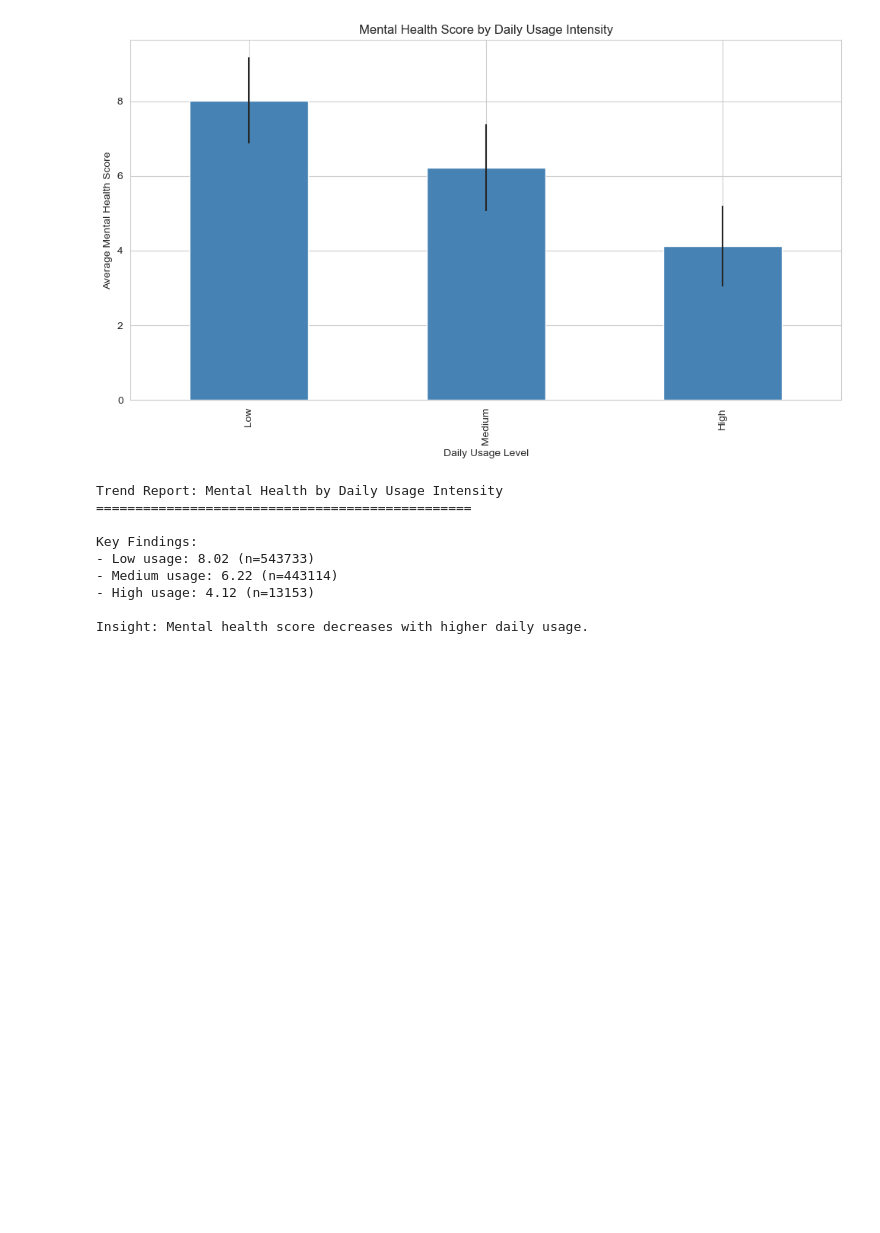
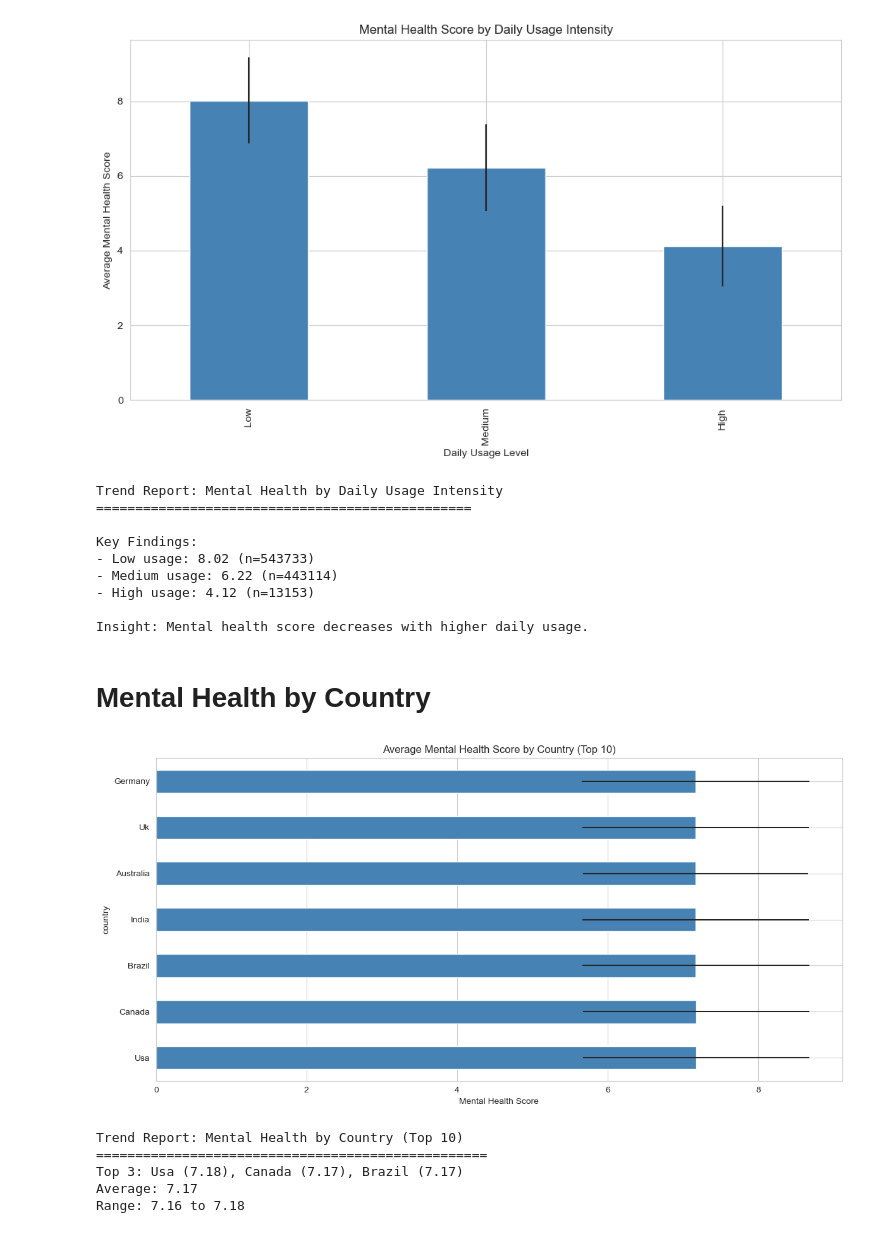
Before and after one commit to Adris3/mental_health_analysis, a Jupyter notebook: notebooks/trends.ipynb, the cells around one changed output. Cells and saved outputs as stored; diff of their text form; code cells hidden in the pictures; blank space fills up the shorter version.

Commit message:
Conducted analysis and report for mental health by country

```diff
--- a/notebooks/trends.ipynb
+++ b/notebooks/trends.ipynb
@@ -81,3 +81,40 @@ Key Findings:
 - High usage: 4.12 (n=13153)
 
 Insight: Mental health score decreases with higher daily usage.
+# %% [markdown]
+# Mental Health by Country
+# %%
+# Analyze
+country_trend = (
+    social_media_data.groupby('country')['mental_health_score']
+    .agg(['mean', 'std', 'count'])
+    .sort_values('mean', ascending=False)
+    .head(10)
+)
+
+# Plot
+fig, ax = plt.subplots(figsize=(12, 6))
+country_trend['mean'].plot(kind='barh', ax=ax, color='steelblue', xerr=country_trend['std'])
+ax.set_title("Average Mental Health Score by Country (Top 10)")
+ax.set_xlabel("Mental Health Score")
+plt.tight_layout()
+plt.savefig("../outputs/figures/mental_health_by_country.png", dpi=300, bbox_inches='tight')
+plt.show()
+
+# Report
+report = f"""Trend Report: Mental Health by Country (Top 10)
+==================================================
+Top 3: {country_trend.index[0]} ({country_trend.iloc[0]['mean']:.2f}), {country_trend.index[1]} ({country_trend.iloc[1]['mean']:.2f}), {country_trend.index[2]} ({country_trend.iloc[2]['mean']:.2f})
+Average: {country_trend['mean'].mean():.2f}
+Range: {country_trend['mean'].min():.2f} to {country_trend['mean'].max():.2f}
+"""
+with open("../outputs/reports/mental_health_by_country.txt", "w") as f:
+    f.write(report)
+print(report)
+# %% [output]
+[figure, added]
+Trend Report: Mental Health by Country (Top 10)
+==================================================
+Top 3: Usa (7.18), Canada (7.17), Brazil (7.17)
+Average: 7.17
+Range: 7.16 to 7.18
```
Also changed, not shown: 2 other files.
